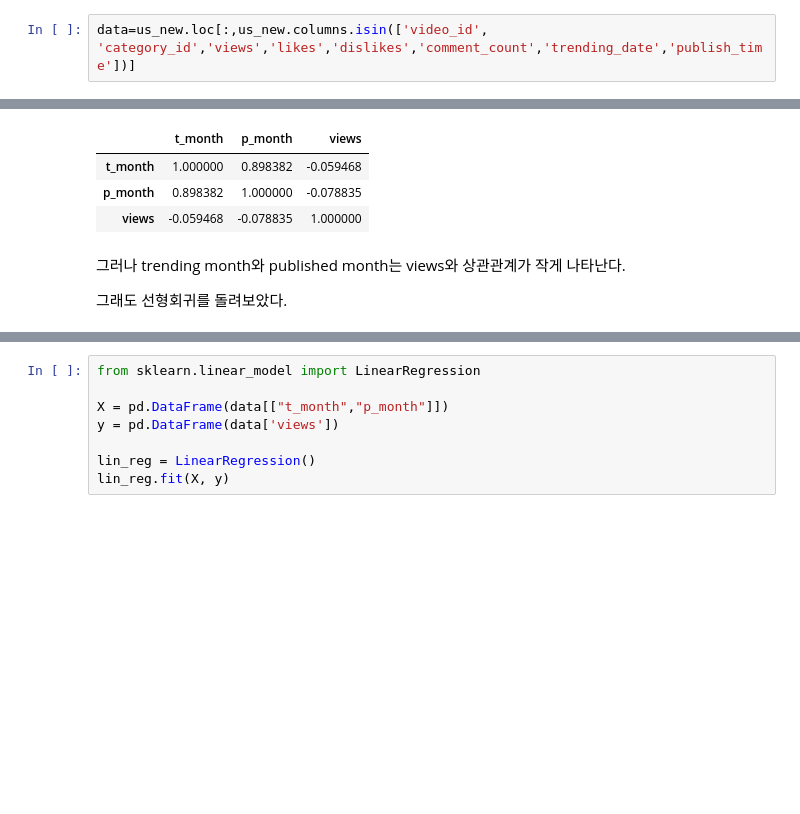
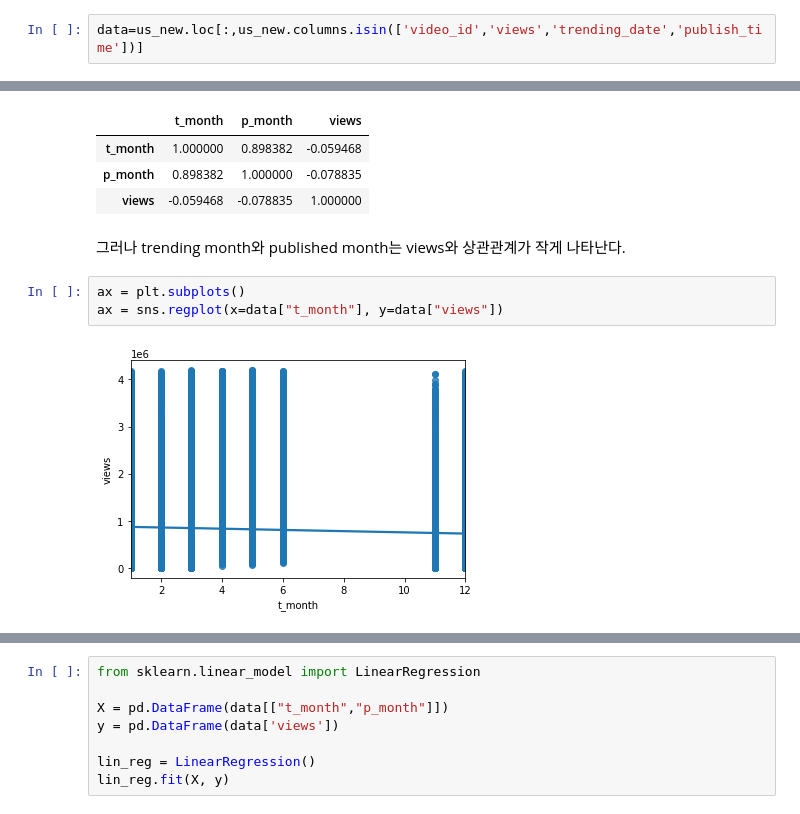
Before and after one commit to seorimy/ESAAPROJECT, a Jupyter notebook: 유튜브 데이터 분석_2조.ipynb, the cells around one changed output, grey strips where cells are left out. Saved outputs shown, nothing was run; the diff lists cells and outputs as text; blank space fills up the shorter version.

```diff
--- a/유튜브 데이터 분석_2조.ipynb
+++ b/유튜브 데이터 분석_2조.ipynb
@@ -566,4 +564,4 @@ likes와 dislikes를 통해 comment_count를 분류할 수 있는 모델을 만
 # %%
-data=us_new.loc[:,us_new.columns.isin(['video_id', 'category_id','views','likes','dislikes','comment_count','trending_date','publish_time'])]
+data=us_new.loc[:,us_new.columns.isin(['video_id','views','trending_date','publish_time'])]
 # %%
 data=pd.DataFrame(data)
@@ -666,5 +681,8 @@ data[['t_month', 'p_month', 'views']].corr()
 | views | -0.059468 | -0.078835 | 1.000000 |
 # %% [markdown]
 그러나 trending month와 published month는 views와 상관관계가 작게 나타난다.
-
-그래도 선형회귀를 돌려보았다.
+# %%
+ax = plt.subplots()
+ax = sns.regplot(x=data["t_month"], y=data["views"])
+# %% [output]
+[figure, added]
```
Also changed, not shown: parts of 18 cells of this notebook.
